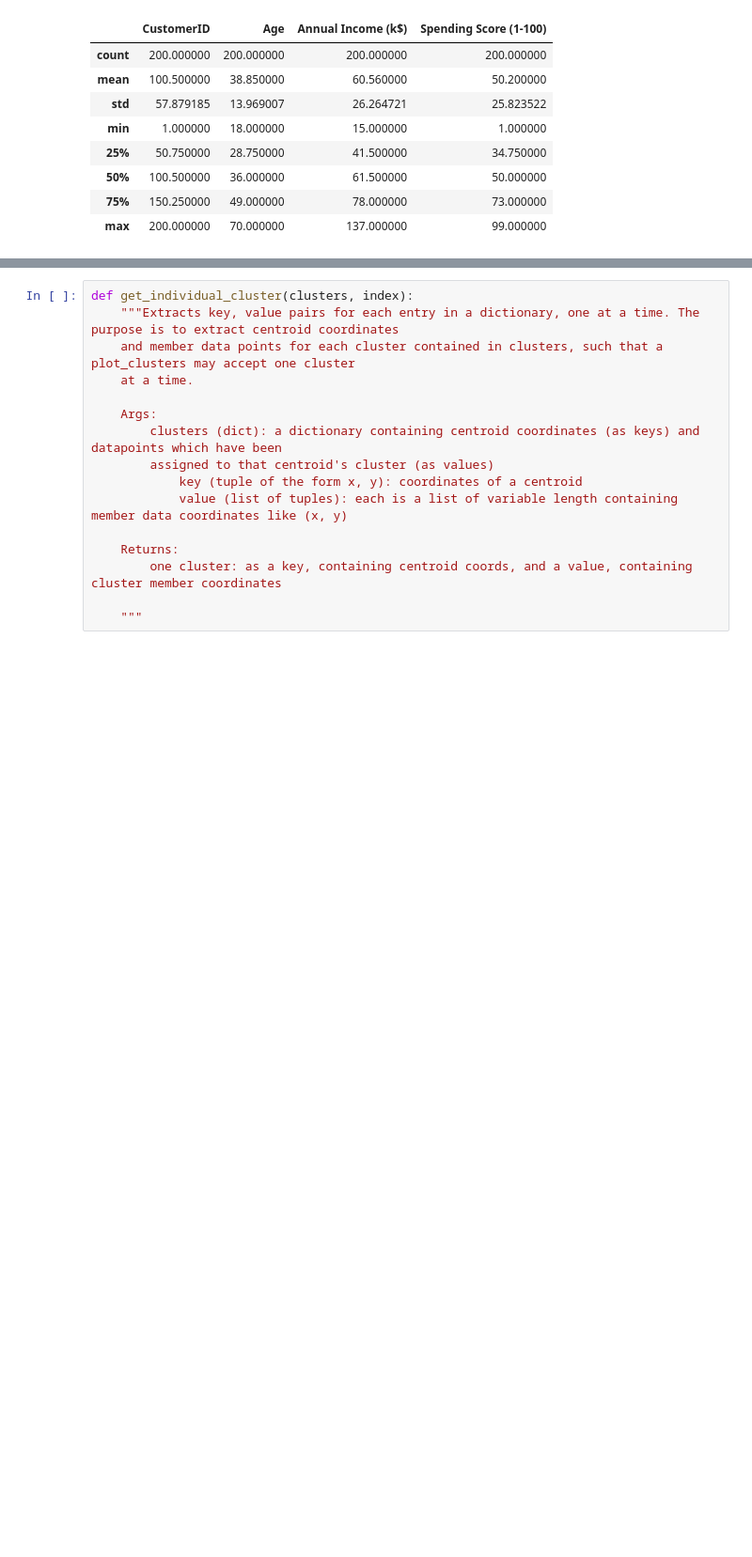
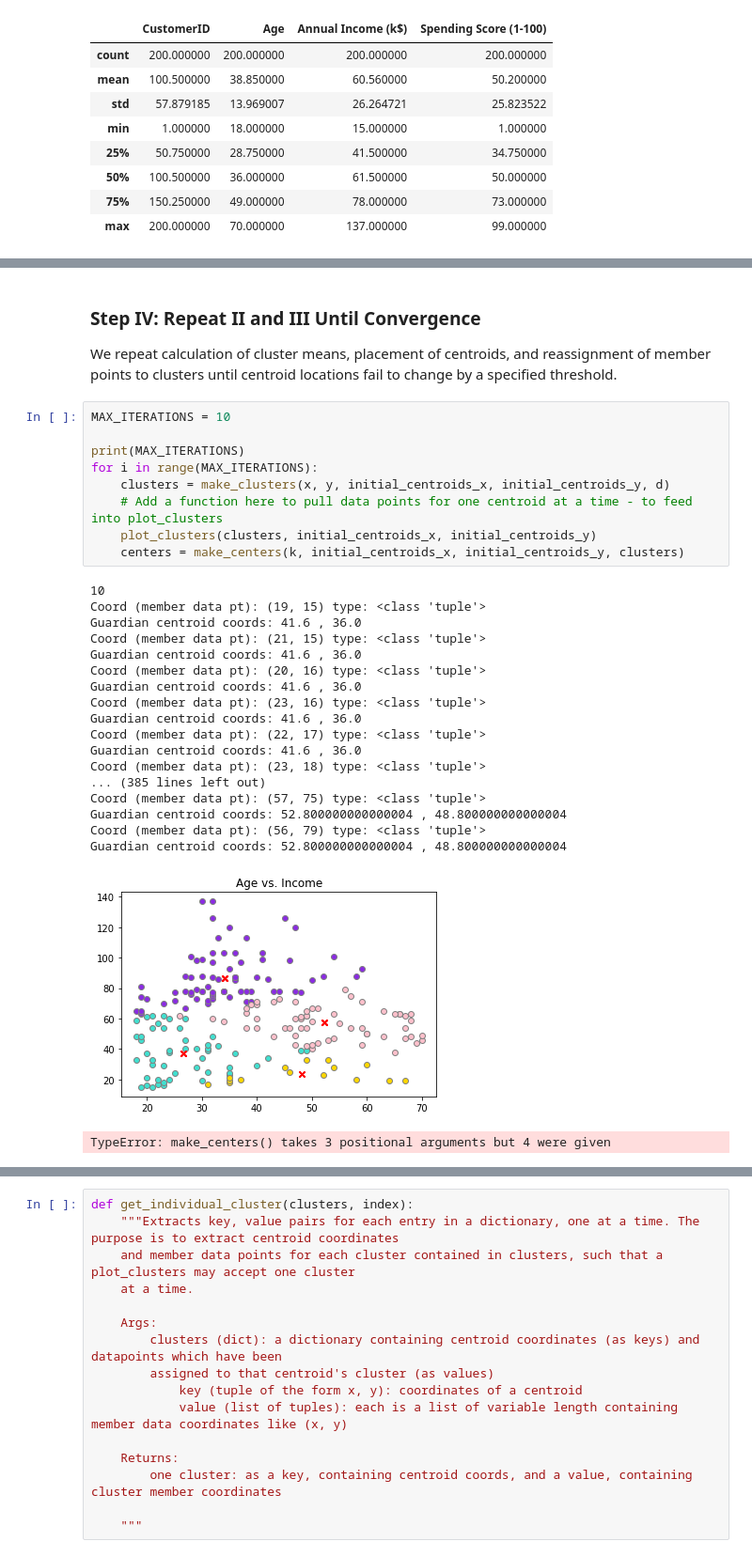
Before and after one commit to mirandabohm/Machine-Learning-Demo-Pack, a Jupyter notebook: k_means.ipynb, the cells around one changed output, grey strips where cells are left out. Shown at 94% size. Cells and saved outputs as stored; diff of their text form; blank space fills up the shorter version.

```diff
--- a/k_means.ipynb
+++ b/k_means.ipynb
@@ -240,0 +350,32 @@ centers = make_centers(k, clusters)
+# %% [markdown]
+### Step IV: Repeat II and III Until Convergence
+We repeat calculation of cluster means, placement of centroids, and reassignment of member points to clusters until centroid locations fail to change by a specified threshold.
+# %%
+MAX_ITERATIONS = 10
+
+print(MAX_ITERATIONS)
+for i in range(MAX_ITERATIONS):
+    clusters = make_clusters(x, y, initial_centroids_x, initial_centroids_y, d)
+    # Add a function here to pull data points for one centroid at a time - to feed into plot_clusters
+    plot_clusters(clusters, initial_centroids_x, initial_centroids_y)
+    centers = make_centers(k, initial_centroids_x, initial_centroids_y, clusters)
+# %% [output]
+10
+Coord (member data pt): (19, 15) type: <class 'tuple'>
+Guardian centroid coords: 41.6 , 36.0
+Coord (member data pt): (21, 15) type: <class 'tuple'>
+Guardian centroid coords: 41.6 , 36.0
+Coord (member data pt): (20, 16) type: <class 'tuple'>
+Guardian centroid coords: 41.6 , 36.0
+Coord (member data pt): (23, 16) type: <class 'tuple'>
+Guardian centroid coords: 41.6 , 36.0
+Coord (member data pt): (22, 17) type: <class 'tuple'>
+Guardian centroid coords: 41.6 , 36.0
+Coord (member data pt): (23, 18) type: <class 'tuple'>
+... (385 lines left out)
+Coord (member data pt): (57, 75) type: <class 'tuple'>
+Guardian centroid coords: 52.800000000000004 , 48.800000000000004
+Coord (member data pt): (56, 79) type: <class 'tuple'>
+Guardian centroid coords: 52.800000000000004 , 48.800000000000004
+[figure, added]
+TypeError: make_centers() takes 3 positional arguments but 4 were given
```
Also changed, not shown: parts of 28 cells of this notebook.
